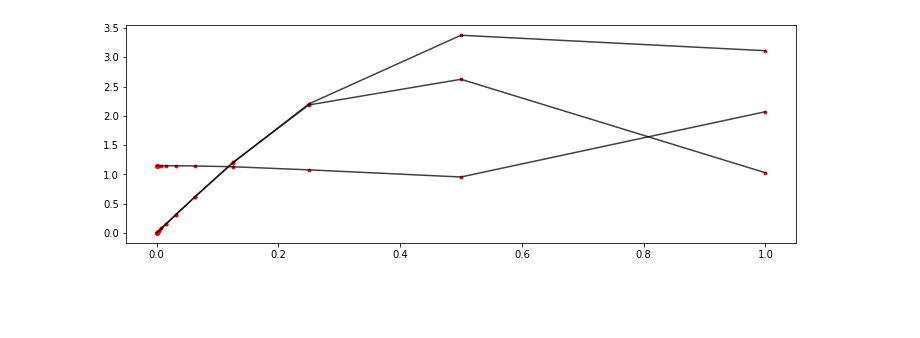
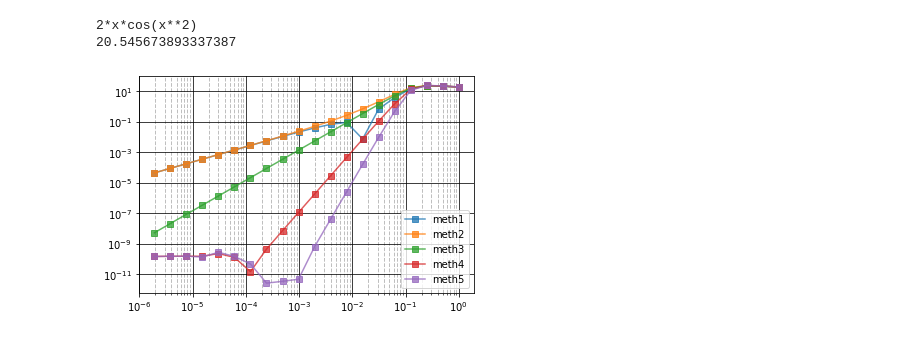
Before and after one commit to pavel-collab/comp-math, a Jupyter notebook: lab01/lab01.ipynb, the cells around one changed output. Cells and saved outputs as stored; diff of their text form; code cells hidden in the pictures; blank space fills up the shorter version.

```diff
--- a/lab01/lab01.ipynb
+++ b/lab01/lab01.ipynb
@@ -7,7 +8,7 @@ class ErrMethod:
 
     h_arr = np.array([2/2**n for n in range(1,21)])
 
-    def __init__(self, method_name: str, method_func):
+    def __init__(self, method_name, method_func):
         self.mthd_name = method_name # название используемого численного метода
         self.mthd_func = method_func # численный метод
 
@@ -17,6 +18,14 @@ class ErrMethod:
         analitic_function = sp.lambdify(x, analitic_func)
         diff_analitic_function = sp.lambdify(x, sp.diff(analitic_func))
 
+
+        # if self.mthd_name == 'meth5':
+        #     print(self.mthd_name)
+        #     print("f(x) = " + str(analitic_function(point)))
+        #     print("f'(x) = " + str(diff_analitic_function(point)))
+        #     print("meth(x) = " + str(self.mthd_func(analitic_function, point, h)))
+        #     print()
+
         return abs(diff_analitic_function(point) - self.mthd_func(analitic_function, point, h))
 
     def PlotErr(self, point, analitic_func):
@@ -24,8 +33,7 @@ class ErrMethod:
         for h in self.h_arr:
             err = np.append(err, self.GetErr(point, h, analitic_func))
 
-        plt.scatter(self.h_arr, err, color='red', marker='o', s=8, alpha=1)
-        plt.plot(self.h_arr, err, color='black', alpha=0.75, lw=1.5, ls='-')
+        return plt.loglog(self.h_arr, err, marker='s', alpha=0.75, lw=1.5, ls='-', label=self.mthd_name)
 # %%
 class GraphErr:
 
@@ -37,6 +45,12 @@ class GraphErr:
         for meth in self.mthd_map:
             meth.PlotErr(point, self.function)
 
+        plt.minorticks_on()
+        plt.grid(which = 'major', color = 'black', linewidth = 1, linestyle = '-', alpha = 0.75)
+        plt.grid(which = 'minor', color = 'grey', linewidth = 1, linestyle = '--', alpha = 0.5)
+
+        plt.legend()
+
     def BestMeth(self):
         pass
 # %%
@@ -46,6 +60,13 @@ func_map = {"sin(x^2)" : sp.sin(x ** 2),
             "exp(sin(cos(x)))" : sp.exp(sp.sin(sp.cos(x))),
             "ln(x + 3)" : sp.log(x + 3),
             "(x + 3)^(0,5)" : (x + 3) ** (1/2)}
+# %%
+diff_analitic_function = sp.lambdify(x, sp.diff(func_map["sin(x^2)"]))
+print(sp.diff(func_map["sin(x^2)"]))
+print(diff_analitic_function(10.33))
+# %% [output]
+2*x*cos(x**2)
+20.545673893337387
 # %%
 def meth1(f, x, h):
     return (f(x + h) - f(x)) / h
@@ -54,14 +75,24 @@ def meth2(f, x, h):
     return (f(x) - f(x - h)) / h
 
 def meth3(f, x, h):
-    return (f(x + h) - f(x - h)) / 2*h
+    return (f(x + h) - f(x - h)) / (2*h)
 
-mthd_map = np.array([ErrMethod('method1', meth1), ErrMethod('meth2', meth2), ErrMethod('meth3', meth3)])
+def meth4(f, x, h):
+    return (4/3) * (f(x + h) - f(x - h)) / (2*h) - (1/3) * (f(x + 2*h) - f(x - 2*h)) / (4*h)
+
+def meth5(f, x, h):
+    return (3/2) * (f(x + h) - f(x - h)) / (2*h) - (3/5) * (f(x + 2*h) - f(x - 2*h)) / (4*h) + (1/10) * (f(x + 3*h) - f(x - 3*h)) / (6*h)
+
+mthd_map = np.array([
+    ErrMethod('meth1', meth1),
+    ErrMethod('meth2', meth2),
+    ErrMethod('meth3', meth3),
+    ErrMethod('meth4', meth4),
+    ErrMethod('meth5', meth5)
+])
 # %%
 graph_obj1 = GraphErr(func_map["sin(x^2)"], mthd_map)
 
-plt.figure(figsize=[12, 4])
-
-graph_obj1.Plot(2.23)
+graph_obj1.Plot(10.33)
 # %% [output]
-[figure, old version]
+[figure, new version]
```
Also changed, not shown: parts of 1 cell of this notebook.
